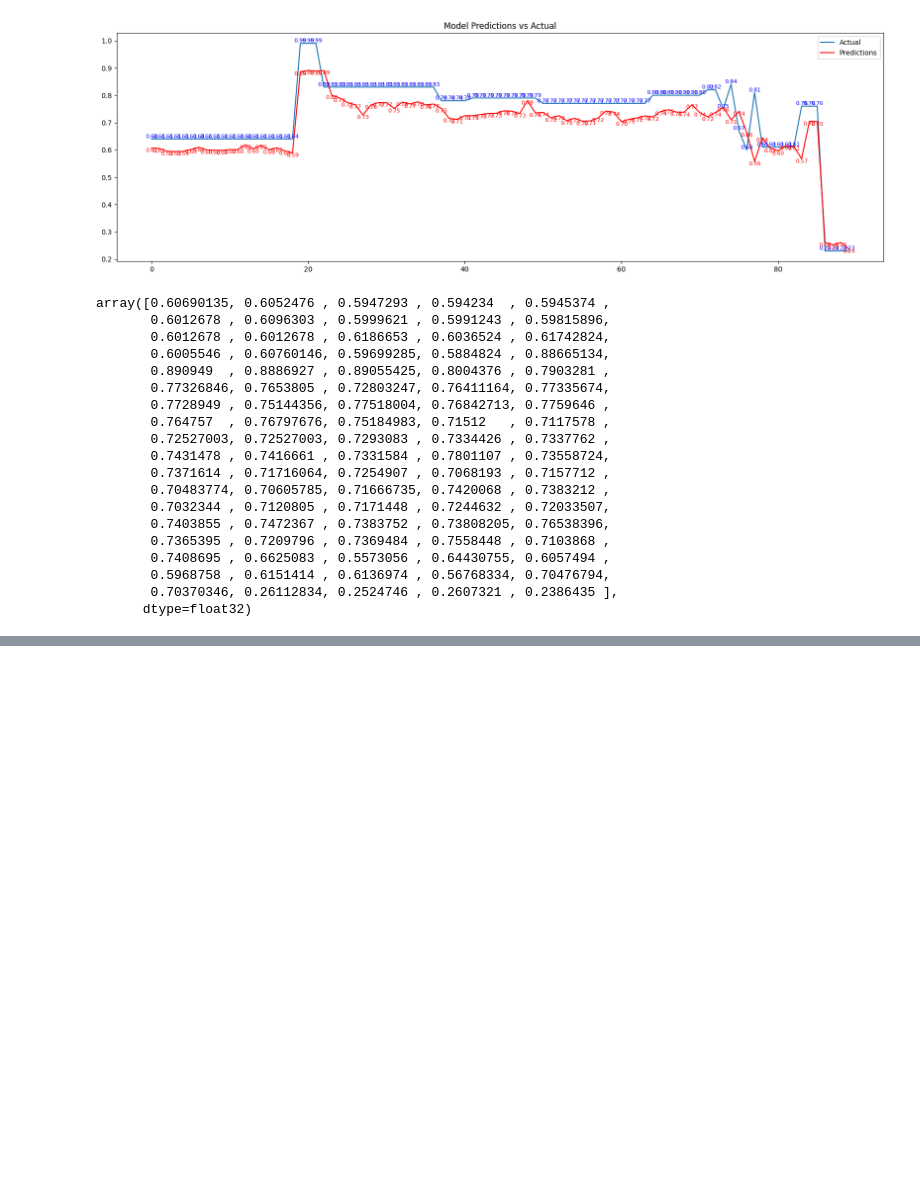
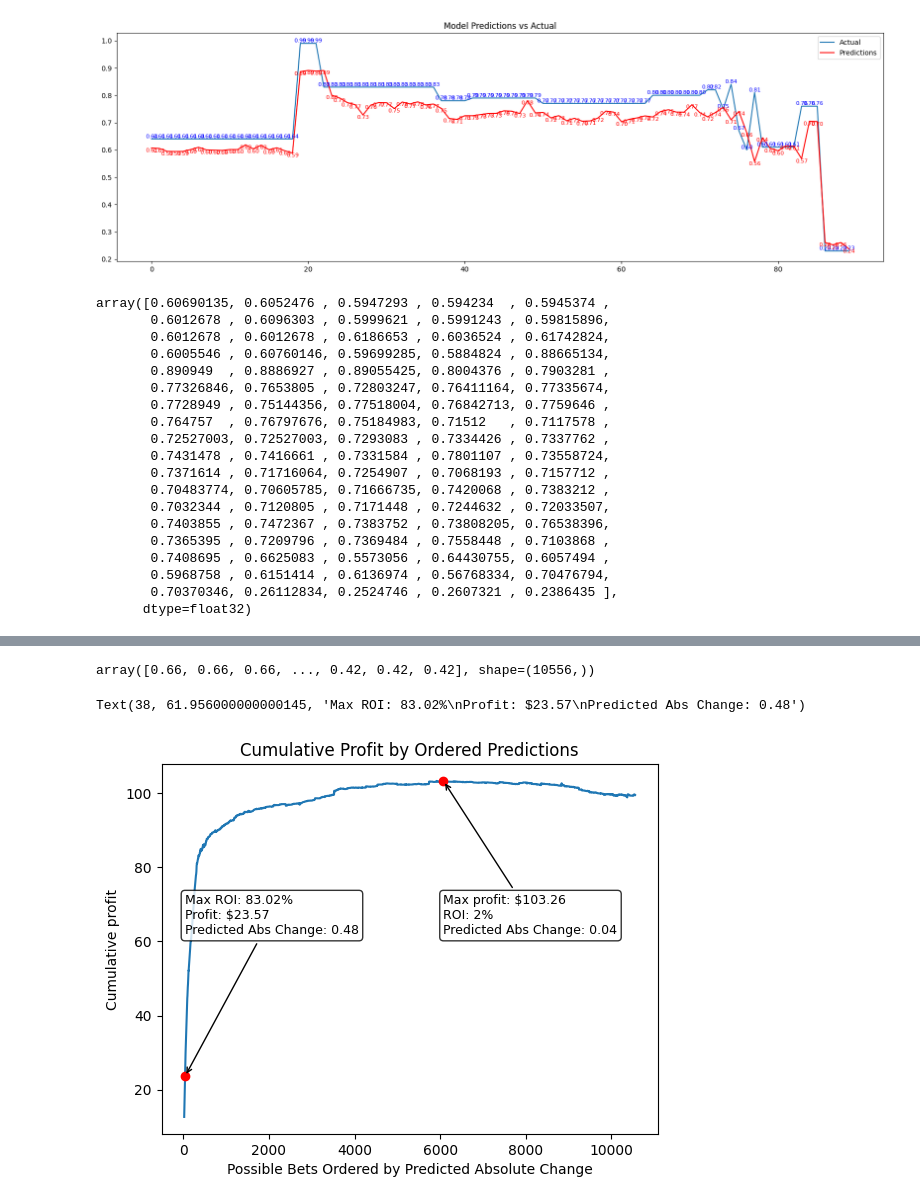
Before and after one commit to gtdlk20/cracking_nfl_kalshi, a Jupyter notebook: test.ipynb, the cells around one changed output, grey strips where cells are left out. Drawn from its saved outputs; the diff is of its cells as text; code cells hidden in the pictures; blank space fills up the shorter version.

```diff
--- a/test.ipynb
+++ b/test.ipynb
@@ -487,3 +532,16 @@ array([0.60690135, 0.6052476 , 0.5947293 , 0.594234  , 0.5945374 ,
        0.5968758 , 0.6151414 , 0.6136974 , 0.56768334, 0.70476794,
        0.70370346, 0.26112834, 0.2524746 , 0.2607321 , 0.2386435 ],
       dtype=float32)
+# %%
+from tensorflow import keras
+import cracking_nfl_kalshi.processors.batch_generator as batch_generator
+import pickle
+
+dp = batch_generator.DataPrepper()
+
+model = keras.models.load_model("store_models/best_model.h5")
+with open("store_models/best_dp.pkl", "rb") as f:
+    dp_loaded = pickle.load(f)
+
+preds = model.predict(dp_loaded.X_test_full, verbose=0).flatten()
+preds.shape
@@ -489,0 +551,54 @@ array([0.60690135, 0.6052476 , 0.5947293 , 0.594234  , 0.5945374 ,
+# %%
+dp_loaded.y_test_full
+# %% [output]
+array([0.66, 0.66, 0.66, ..., 0.42, 0.42, 0.42], shape=(10556,))
+# %%
+preds_df = pd.DataFrame({'current_val': dp_loaded.X_test_full[:, 0, 0], 'actual_next': dp_loaded.y_test_full, 'predicted_next': preds})
+preds_df['predicted_change'] = preds_df['predicted_next'] - preds_df['current_val']
+# preds_df[preds_df['predicted_change'] > 0.02]
+preds_df['predicted_change_abs'] = preds_df['predicted_change'].abs()
+preds_df['actual_change'] = preds_df['actual_next'] - preds_df['current_val']
+preds_df = preds_df.sort_values(by='predicted_change_abs', ascending=False).reset_index(drop=True)
+preds_df['profit'] = preds_df['actual_change'] * np.sign(preds_df['predicted_change'])
+preds_df['profit_sum'] = preds_df['profit'].cumsum()
+preds_df['cost_sum'] = preds_df['current_val'].cumsum()
+preds_df['roi'] = preds_df['profit_sum'] / preds_df['cost_sum'] * 100
+preds_df = preds_df[(preds_df['current_val'] > 0.02)&(preds_df['current_val'] < 0.98)]
+
+# 1) Cumulative profit overall
+plt.plot(preds_df['profit_sum'])
+plt.title('Cumulative Profit by Ordered Predictions')
+plt.xlabel('Possible Bets Ordered by Predicted Absolute Change')
+plt.ylabel('Cumulative profit')
+# Find max cumulative profit and corresponding pred
+idx_max = preds_df['profit_sum'].idxmax()
+max_profit = preds_df.loc[idx_max, 'profit_sum']
+pred_at_max = preds_df.loc[idx_max, 'predicted_change_abs']
+# Highlight the point
+plt.scatter(idx_max, max_profit, color='red', zorder=3)
+# Add callout / annotation
+roi_max = max_profit/preds_df.loc[idx_max, 'cost_sum'] * 100
+plt.annotate(
+    f"Max profit: ${max_profit:.2f}\nROI: {int(roi_max)}%\nPredicted Abs Change: {pred_at_max:.2f}",
+    xy=(idx_max, max_profit),
+    xytext=(idx_max, max_profit * 0.6),
+    arrowprops=dict(arrowstyle="->"),
+    fontsize=9,
+    bbox=dict(boxstyle="round", facecolor="white", alpha=0.8),
+)
+idx_max = preds_df['roi'].idxmax()
+max_roi = preds_df.loc[idx_max, 'roi']
+pred_at_max = preds_df.loc[idx_max, 'predicted_change_abs']
+profit_max = preds_df.loc[idx_max, 'profit_sum']
+plt.scatter(idx_max, profit_max, color='red', zorder=3)
+plt.annotate(
+    f"Max ROI: {max_roi:.2f}%\nProfit: ${profit_max:.2f}\nPredicted Abs Change: {pred_at_max:.2f}",
+    xy=(idx_max, profit_max),
+    xytext=(idx_max, max_profit * 0.6),
+    arrowprops=dict(arrowstyle="->"),
+    fontsize=9,
+    bbox=dict(boxstyle="round", facecolor="white", alpha=0.8),
+)
+# %% [output]
+Text(38, 61.956000000000145, 'Max ROI: 83.02%\nProfit: $23.57\nPredicted Abs Change: 0.48')
+[figure, added]
```
Also changed, not shown: parts of 12 cells of this notebook, 2 other files.
